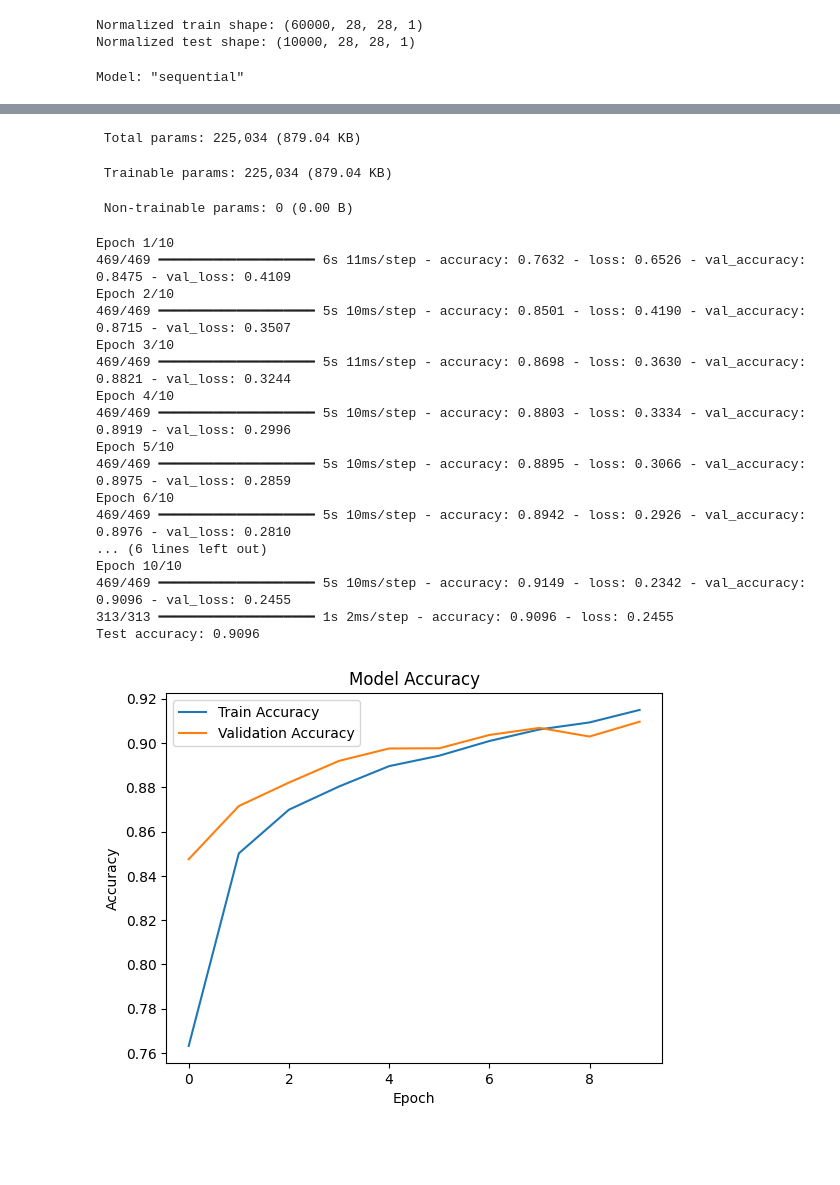
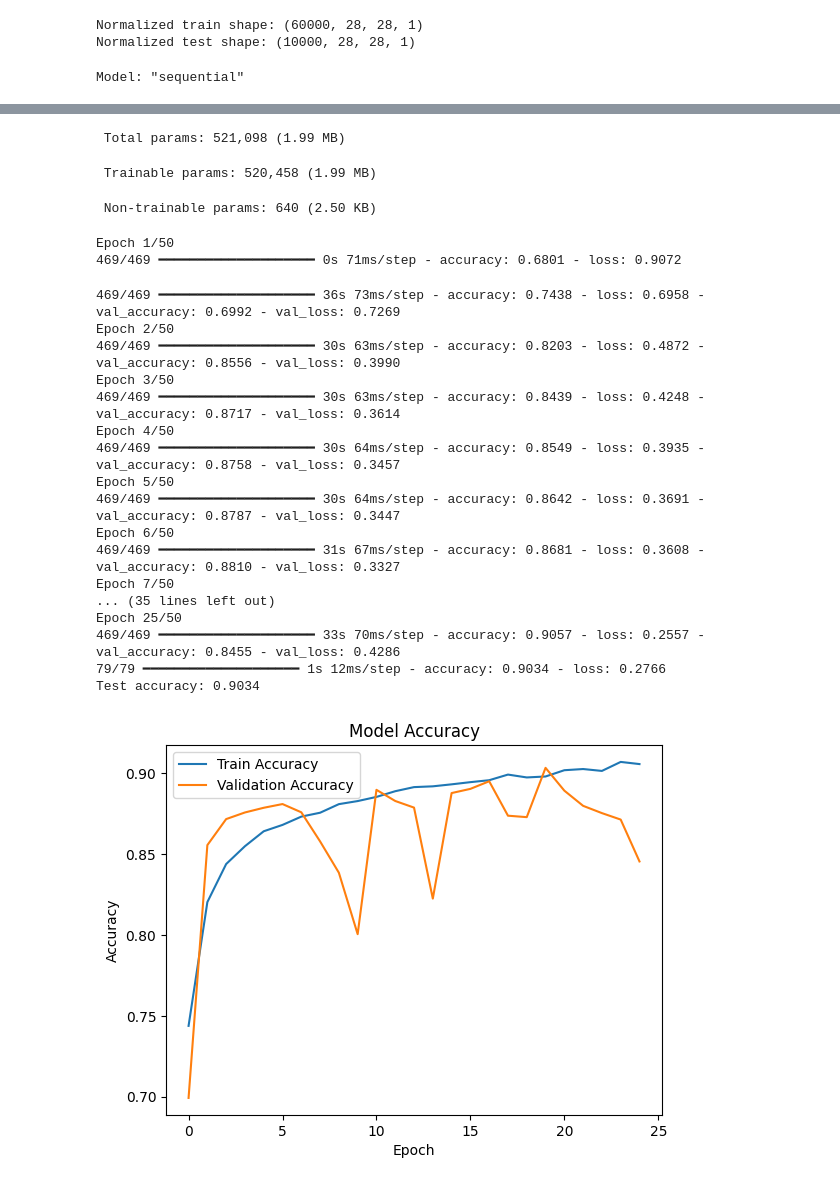
Before and after one commit to ErebusAbyss/fashion-mnist-classification, a Jupyter notebook: fashion_mnist_cnn.ipynb, the cells around one changed output, grey strips where cells are left out. Saved outputs shown, nothing was run; the diff lists cells and outputs as text; code cells hidden in the pictures; blank space fills up the shorter version.

Commit message:
Improving the model by tuning hyperparameters and transfer learning, etc.

```diff
--- a/fashion_mnist_cnn.ipynb
+++ b/fashion_mnist_cnn.ipynb
@@ -2,7 +2,10 @@
 import numpy as np
 import matplotlib.pyplot as plt
 import tensorflow as tf
+import scipy
 from tensorflow import keras
+from keras.callbacks import EarlyStopping
+
 
 
 #loading of dataset
@@ -46,12 +49,16 @@ print("Normalized test shape:", x_test.shape)
 
 #Creating model
 model = keras.Sequential([
-    keras.layers.Conv2D(32, (3, 3), activation='relu', input_shape=(28, 28, 1)),
+    keras.layers.Conv2D(64, (3, 3), activation='relu', input_shape=(28, 28, 1)),
+    keras.layers.BatchNormalization(),
     keras.layers.MaxPooling2D((2, 2)),
-    keras.layers.Conv2D(64, (3, 3), activation='relu'),
+    keras.layers.Conv2D(128, (3, 3), activation='relu'),
+    keras.layers.BatchNormalization(),
     keras.layers.MaxPooling2D((2, 2)),
+    keras.layers.Conv2D(128, (3, 3), activation='relu'),
+    keras.layers.BatchNormalization(),
     keras.layers.Flatten(),
-    keras.layers.Dense(128, activation='relu'),
+    keras.layers.Dense(256, activation='relu'),
     keras.layers.Dropout(0.5),
     keras.layers.Dense(10, activation='softmax')
 ])
@@ -64,11 +71,30 @@ model.compile(
 
 model.summary()
 
+#Augmentation for training data
+train_datagen = tf.keras.preprocessing.image.ImageDataGenerator(
+    rotation_range=10,
+    width_shift_range=0.1,
+    height_shift_range=0.1,
+    shear_range=0.1,
+    zoom_range=0.1,
+    horizontal_flip=True
+)
+
+#rescale
+test_datagen = tf.keras.preprocessing.image.ImageDataGenerator()
+
+#generators
+train_generator = train_datagen.flow(x_train, y_train, batch_size=128)
+test_generator = test_datagen.flow(x_test, y_test, batch_size=128)
+
+early_stop = EarlyStopping(monitor='val_loss', patience=5, restore_best_weights=True)
+
 #Train
-history = model.fit(x_train, y_train, epochs=10, validation_data=(x_test, y_test), batch_size=128)
+history = model.fit(train_generator, epochs=50, validation_data=test_generator, callbacks=[early_stop])
 
 #Eveluation
-test_loss, test_acc = model.evaluate(x_test, y_test)
+test_loss, test_acc = model.evaluate(test_generator)
 print(f"Test accuracy: {test_acc:.4f}")
 
 #vizualization of results
@@ -108,22 +132,24 @@ Model: "sequential"
 └─────────────────────────────────┴────────────────────────┴───────────────┘
- Total params: 225,034 (879.04 KB)
+ Total params: 521,098 (1.99 MB)
- Trainable params: 225,034 (879.04 KB)
+ Trainable params: 520,458 (1.99 MB)
- Non-trainable params: 0 (0.00 B)
+ Non-trainable params: 640 (2.50 KB)
-Epoch 1/10
-469/469 ━━━━━━━━━━━━━━━━━━━━ 6s 11ms/step - accuracy: 0.7632 - loss: 0.6526 - val_accuracy: 0.8475 - val_loss: 0.4109
-Epoch 2/10
-469/469 ━━━━━━━━━━━━━━━━━━━━ 5s 10ms/step - accuracy: 0.8501 - loss: 0.4190 - val_accuracy: 0.8715 - val_loss: 0.3507
-Epoch 3/10
-469/469 ━━━━━━━━━━━━━━━━━━━━ 5s 11ms/step - accuracy: 0.8698 - loss: 0.3630 - val_accuracy: 0.8821 - val_loss: 0.3244
-Epoch 4/10
-469/469 ━━━━━━━━━━━━━━━━━━━━ 5s 10ms/step - accuracy: 0.8803 - loss: 0.3334 - val_accuracy: 0.8919 - val_loss: 0.2996
-Epoch 5/10
-469/469 ━━━━━━━━━━━━━━━━━━━━ 5s 10ms/step - accuracy: 0.8895 - loss: 0.3066 - val_accuracy: 0.8975 - val_loss: 0.2859
-Epoch 6/10
-469/469 ━━━━━━━━━━━━━━━━━━━━ 5s 10ms/step - accuracy: 0.8942 - loss: 0.2926 - val_accuracy: 0.8976 - val_loss: 0.2810
-... (6 lines left out)
-Epoch 10/10
-469/469 ━━━━━━━━━━━━━━━━━━━━ 5s 10ms/step - accuracy: 0.9149 - loss: 0.2342 - val_accuracy: 0.9096 - val_loss: 0.2455
-313/313 ━━━━━━━━━━━━━━━━━━━━ 1s 2ms/step - accuracy: 0.9096 - loss: 0.2455
-Test accuracy: 0.9096
+Epoch 1/50
+469/469 ━━━━━━━━━━━━━━━━━━━━ 0s 71ms/step - accuracy: 0.6801 - loss: 0.9072
+469/469 ━━━━━━━━━━━━━━━━━━━━ 36s 73ms/step - accuracy: 0.7438 - loss: 0.6958 - val_accuracy: 0.6992 - val_loss: 0.7269
+Epoch 2/50
+469/469 ━━━━━━━━━━━━━━━━━━━━ 30s 63ms/step - accuracy: 0.8203 - loss: 0.4872 - val_accuracy: 0.8556 - val_loss: 0.3990
+Epoch 3/50
+469/469 ━━━━━━━━━━━━━━━━━━━━ 30s 63ms/step - accuracy: 0.8439 - loss: 0.4248 - val_accuracy: 0.8717 - val_loss: 0.3614
+Epoch 4/50
+469/469 ━━━━━━━━━━━━━━━━━━━━ 30s 64ms/step - accuracy: 0.8549 - loss: 0.3935 - val_accuracy: 0.8758 - val_loss: 0.3457
+Epoch 5/50
+469/469 ━━━━━━━━━━━━━━━━━━━━ 30s 64ms/step - accuracy: 0.8642 - loss: 0.3691 - val_accuracy: 0.8787 - val_loss: 0.3447
+Epoch 6/50
+469/469 ━━━━━━━━━━━━━━━━━━━━ 31s 67ms/step - accuracy: 0.8681 - loss: 0.3608 - val_accuracy: 0.8810 - val_loss: 0.3327
+Epoch 7/50
+... (35 lines left out)
+Epoch 25/50
+469/469 ━━━━━━━━━━━━━━━━━━━━ 33s 70ms/step - accuracy: 0.9057 - loss: 0.2557 - val_accuracy: 0.8455 - val_loss: 0.4286
+79/79 ━━━━━━━━━━━━━━━━━━━━ 1s 12ms/step - accuracy: 0.9034 - loss: 0.2766
+Test accuracy: 0.9034
-[figure, old version]
+[figure, new version]
```
Also changed, not shown: parts of 3 cells of this notebook.
